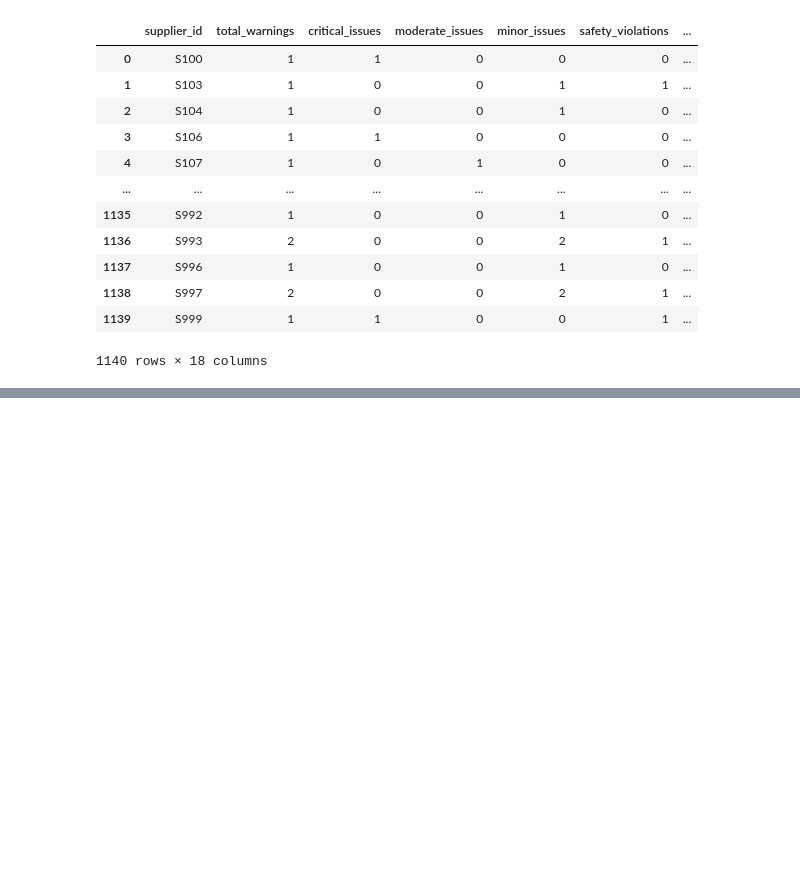
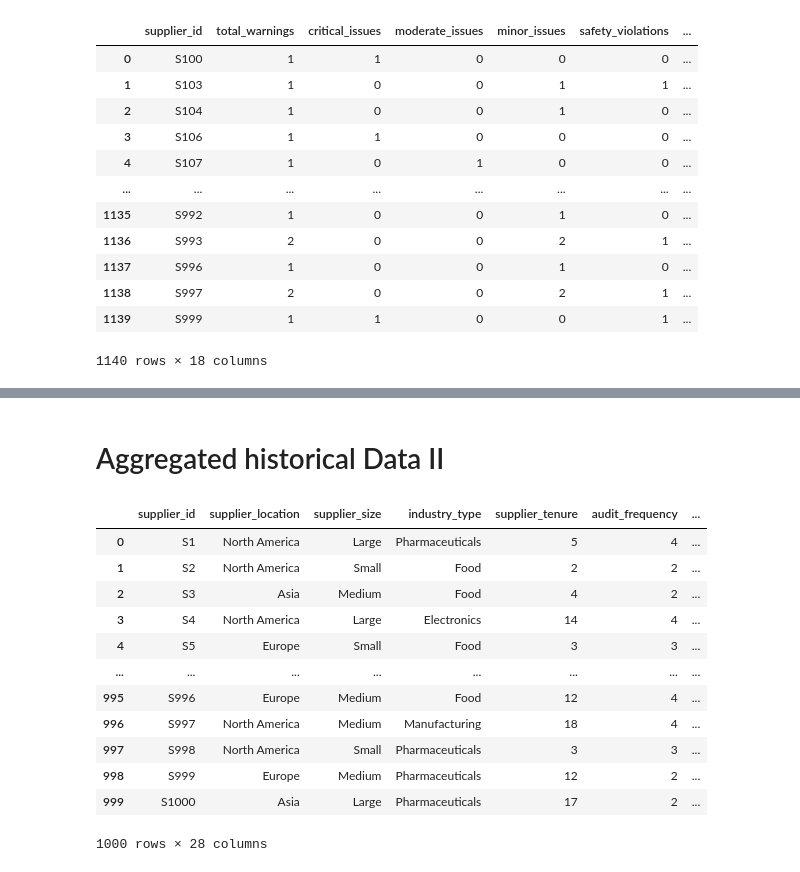
Before and after one commit to aPerezCarrillo/SupplierRiskPrediction, a Jupyter notebook: notebooks/readDataSets.ipynb, the cells around one changed output, grey strips where cells are left out. Drawn from its saved outputs; the diff is of its cells as text; code cells hidden in the pictures; blank space fills up the shorter version.

```diff
--- a/notebooks/readDataSets.ipynb
+++ b/notebooks/readDataSets.ipynb
@@ -134,0 +179,20 @@ sliding_window_data
+# %% [markdown]
+# Aggregated historical Data II
+# %%
+agregated_data = pd.read_csv("../data/historical_ds/aggregated_supplier_data_with_target.csv")
+# %%
+agregated_data
+# %% [output]
+|  | supplier_id | supplier_location | supplier_size | industry_type | supplier_tenure | audit_frequency | ... |
+| 0 | S1 | North America | Large | Pharmaceuticals | 5 | 4 | ... |
+| 1 | S2 | North America | Small | Food | 2 | 2 | ... |
+| 2 | S3 | Asia | Medium | Food | 4 | 2 | ... |
+| 3 | S4 | North America | Large | Electronics | 14 | 4 | ... |
+| 4 | S5 | Europe | Small | Food | 3 | 3 | ... |
+| ... | ... | ... | ... | ... | ... | ... | ... |
+| 995 | S996 | Europe | Medium | Food | 12 | 4 | ... |
+| 996 | S997 | North America | Medium | Manufacturing | 18 | 4 | ... |
+| 997 | S998 | North America | Small | Pharmaceuticals | 3 | 3 | ... |
+| 998 | S999 | Europe | Medium | Pharmaceuticals | 12 | 2 | ... |
+| 999 | S1000 | Asia | Large | Pharmaceuticals | 17 | 2 | ... |
+1000 rows × 28 columns
```
Also changed, not shown: parts of 15 cells of this notebook, 6 other files.
